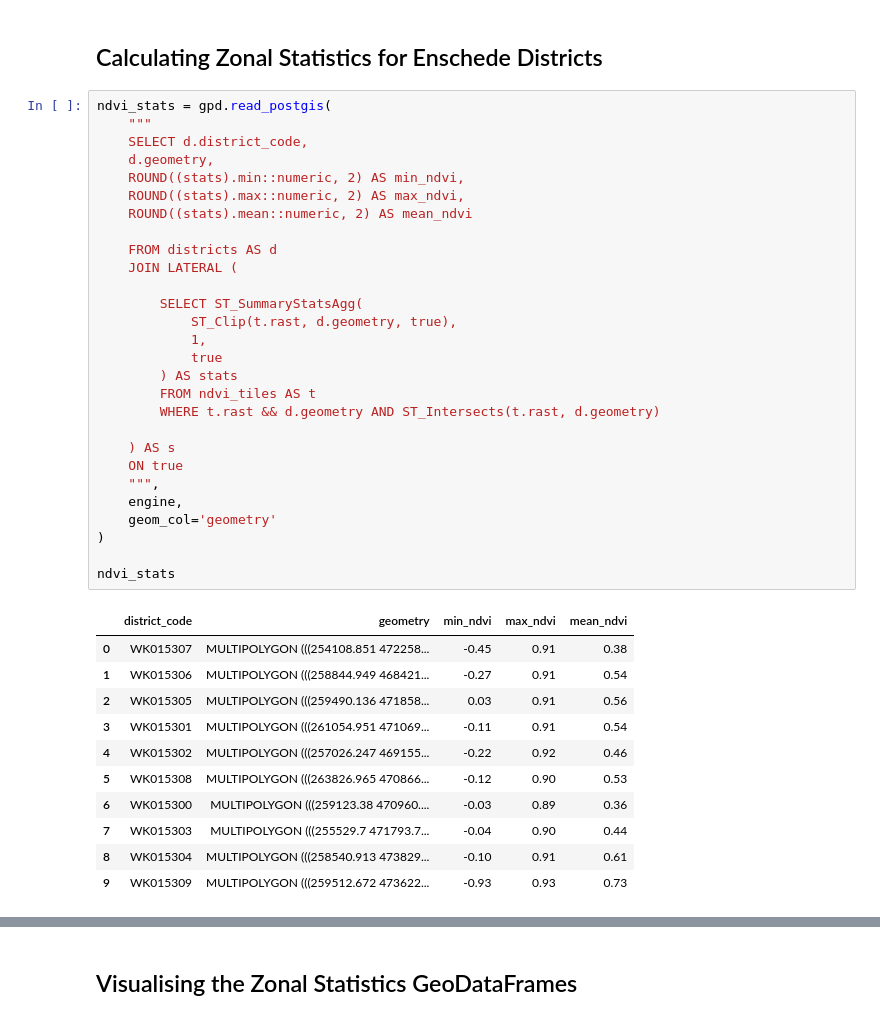
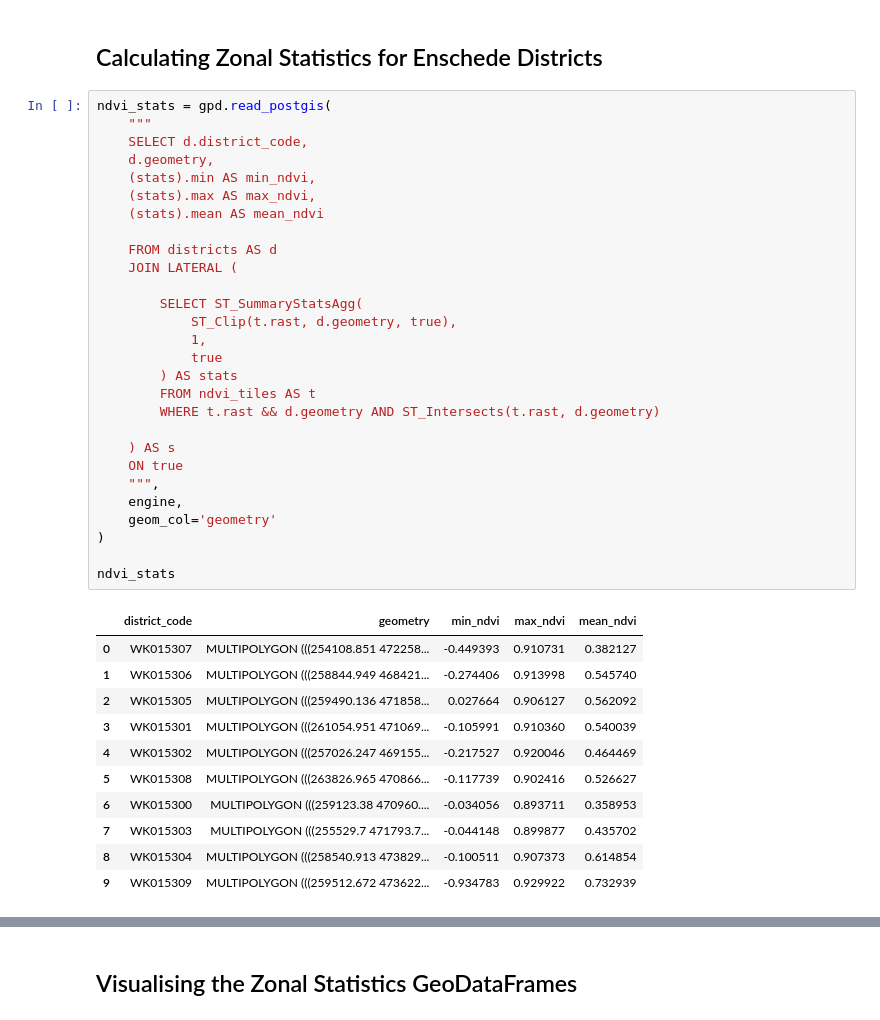
Before and after one commit to armaanFarooqui/portfolio, a Jupyter notebook: zonal_stats/notebooks/notebook.ipynb, the cells around one changed output, grey strips where cells are left out. Cells and saved outputs as stored; diff of their text form.

```diff
--- a/zonal_stats/notebooks/notebook.ipynb
+++ b/zonal_stats/notebooks/notebook.ipynb
@@ -100,43 +99,43 @@ with engine.begin() as conn:
 # %%
 ndvi_stats = gpd.read_postgis(
     """
     SELECT d.district_code,
     d.geometry,
-    ROUND((stats).min::numeric, 2) AS min_ndvi,
-    ROUND((stats).max::numeric, 2) AS max_ndvi,
-    ROUND((stats).mean::numeric, 2) AS mean_ndvi
+    (stats).min AS min_ndvi,
+    (stats).max AS max_ndvi,
+    (stats).mean AS mean_ndvi
 
     FROM districts AS d
     JOIN LATERAL (
 
         SELECT ST_SummaryStatsAgg(
             ST_Clip(t.rast, d.geometry, true),
             1,
             true
         ) AS stats
         FROM ndvi_tiles AS t
         WHERE t.rast && d.geometry AND ST_Intersects(t.rast, d.geometry)
 
     ) AS s
     ON true
     """,
     engine,
     geom_col='geometry'
 )
 
 ndvi_stats
 # %% [output]
 |  | district_code | geometry | min_ndvi | max_ndvi | mean_ndvi |
-| 0 | WK015307 | MULTIPOLYGON (((254108.851 472258... | -0.45 | 0.91 | 0.38 |
-| 1 | WK015306 | MULTIPOLYGON (((258844.949 468421... | -0.27 | 0.91 | 0.54 |
-| 2 | WK015305 | MULTIPOLYGON (((259490.136 471858... | 0.03 | 0.91 | 0.56 |
-| 3 | WK015301 | MULTIPOLYGON (((261054.951 471069... | -0.11 | 0.91 | 0.54 |
-| 4 | WK015302 | MULTIPOLYGON (((257026.247 469155... | -0.22 | 0.92 | 0.46 |
-| 5 | WK015308 | MULTIPOLYGON (((263826.965 470866... | -0.12 | 0.90 | 0.53 |
-| 6 | WK015300 | MULTIPOLYGON (((259123.38 470960.... | -0.03 | 0.89 | 0.36 |
-| 7 | WK015303 | MULTIPOLYGON (((255529.7 471793.7... | -0.04 | 0.90 | 0.44 |
-| 8 | WK015304 | MULTIPOLYGON (((258540.913 473829... | -0.10 | 0.91 | 0.61 |
-| 9 | WK015309 | MULTIPOLYGON (((259512.672 473622... | -0.93 | 0.93 | 0.73 |
+| 0 | WK015307 | MULTIPOLYGON (((254108.851 472258... | -0.449393 | 0.910731 | 0.382127 |
+| 1 | WK015306 | MULTIPOLYGON (((258844.949 468421... | -0.274406 | 0.913998 | 0.545740 |
+| 2 | WK015305 | MULTIPOLYGON (((259490.136 471858... | 0.027664 | 0.906127 | 0.562092 |
+| 3 | WK015301 | MULTIPOLYGON (((261054.951 471069... | -0.105991 | 0.910360 | 0.540039 |
+| 4 | WK015302 | MULTIPOLYGON (((257026.247 469155... | -0.217527 | 0.920046 | 0.464469 |
+| 5 | WK015308 | MULTIPOLYGON (((263826.965 470866... | -0.117739 | 0.902416 | 0.526627 |
+| 6 | WK015300 | MULTIPOLYGON (((259123.38 470960.... | -0.034056 | 0.893711 | 0.358953 |
+| 7 | WK015303 | MULTIPOLYGON (((255529.7 471793.7... | -0.044148 | 0.899877 | 0.435702 |
+| 8 | WK015304 | MULTIPOLYGON (((258540.913 473829... | -0.100511 | 0.907373 | 0.614854 |
+| 9 | WK015309 | MULTIPOLYGON (((259512.672 473622... | -0.934783 | 0.929922 | 0.732939 |
 # %%
 ndbi_stats = gpd.read_postgis(
     """
```
Also changed, not shown: parts of 7 cells of this notebook, 12 other files.
